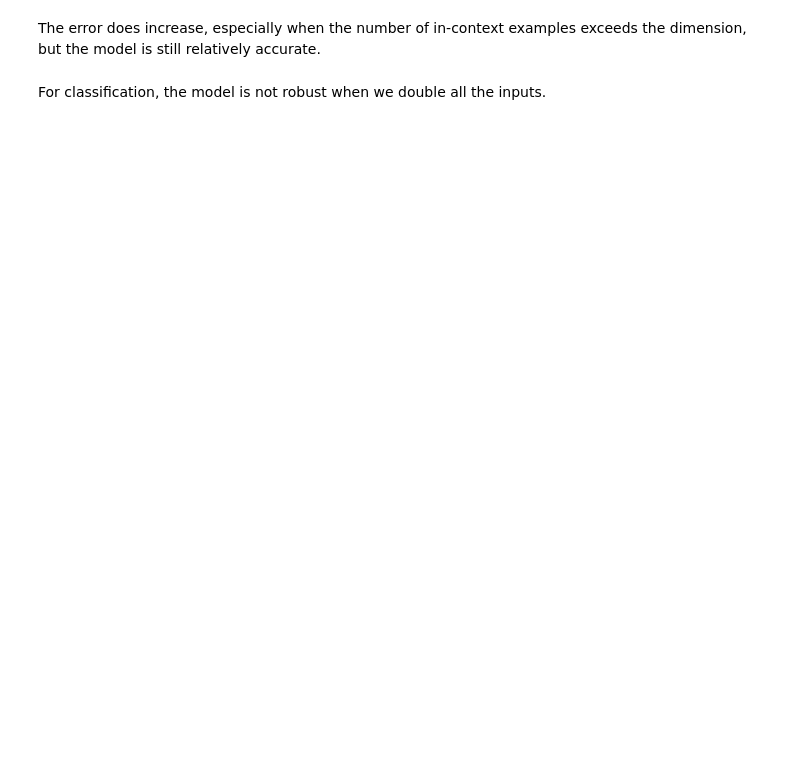
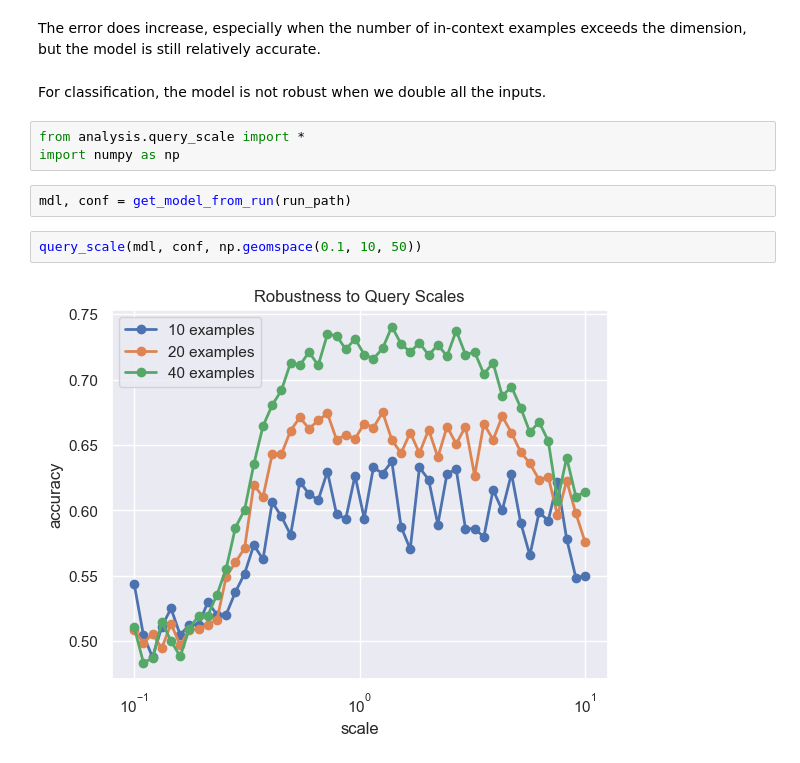
Before and after one commit to zenglingqi647/ICL, a Jupyter notebook: src/eval.ipynb, the cells around one changed output. Cells and saved outputs as stored; diff of their text form; blank space fills up the shorter version.

```diff
--- a/src/eval.ipynb
+++ b/src/eval.ipynb
@@ -151,3 +243,12 @@ plt.show()
 The error does increase, especially when the number of in-context examples exceeds the dimension, but the model is still relatively accurate.
 # %% [markdown]
 For classification, the model is not robust when we double all the inputs.
+# %%
+from analysis.query_scale import *
+import numpy as np
+# %%
+mdl, conf = get_model_from_run(run_path)
+# %%
+query_scale(mdl, conf, np.geomspace(0.1, 10, 50))
+# %% [output]
+[figure, added]
```
Also changed, not shown: parts of 6 cells of this notebook, 9 other files.
